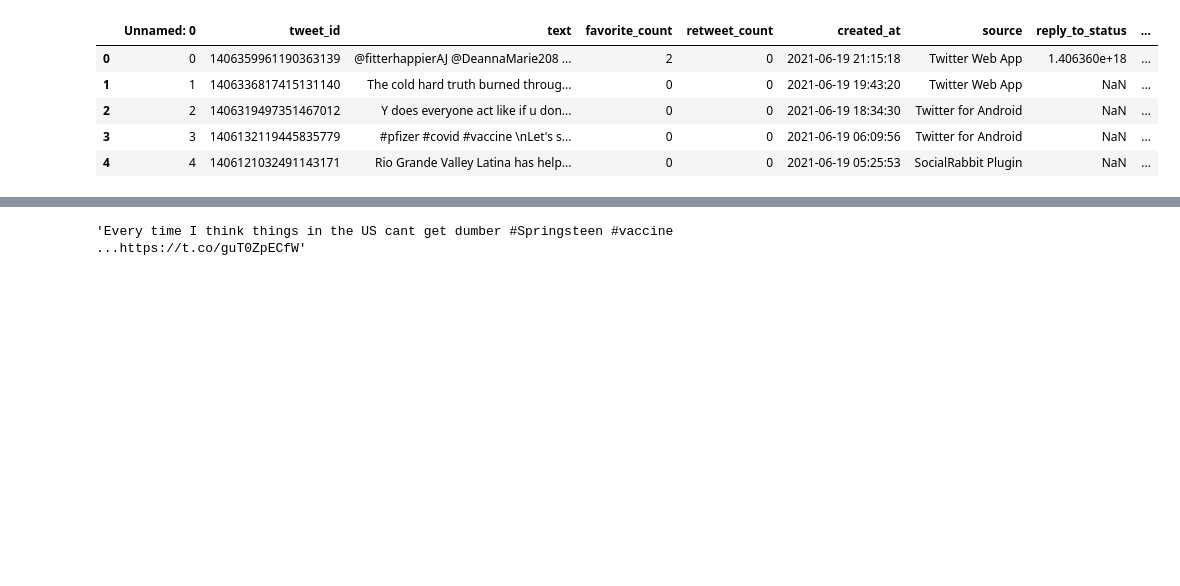
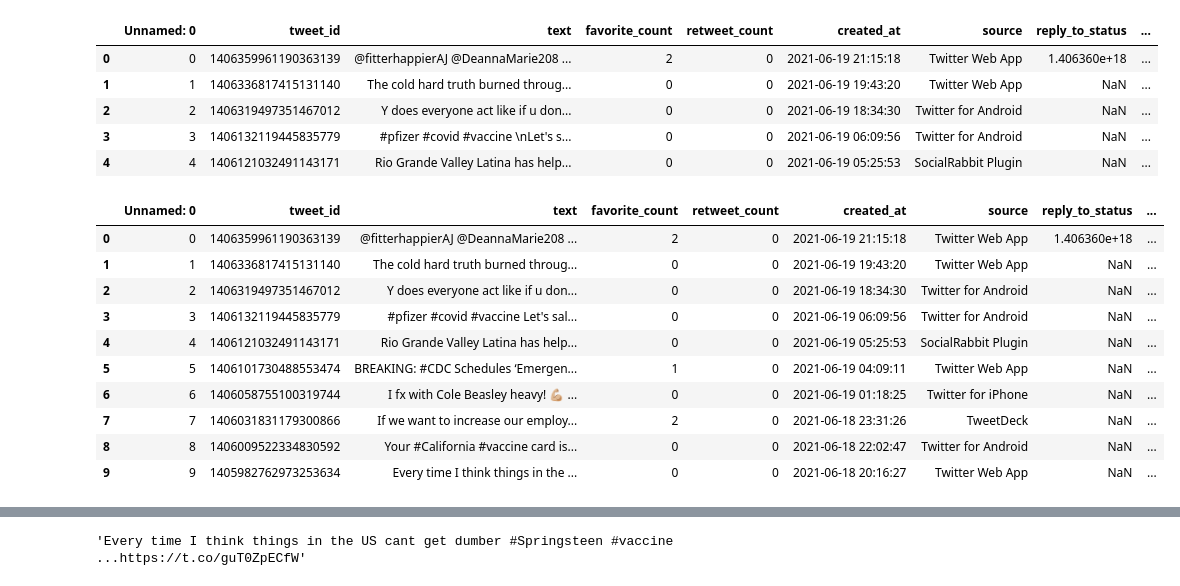
Before and after one commit to christisarv/2021-covid-vaccine-analysis, a Jupyter notebook: Sentiment_Scratch.ipynb, the cells around one changed output, grey strips where cells are left out. Cells and saved outputs as stored; diff of their text form; code cells hidden in the pictures; blank space fills up the shorter version.

```diff
--- a/Sentiment_Scratch.ipynb
+++ b/Sentiment_Scratch.ipynb
@@ -71,3 +96,17 @@ df.head()
+# %%
+df.head(10)
+# %% [output]
+|  | Unnamed: 0 | tweet_id | text | favorite_count | retweet_count | created_at | source | reply_to_status | ... |
+| 0 | 0 | 1406359961190363139 | @fitterhappierAJ @DeannaMarie208 ... | 2 | 0 | 2021-06-19 21:15:18 | Twitter Web App | 1.406360e+18 | ... |
+| 1 | 1 | 1406336817415131140 | The cold hard truth burned throug... | 0 | 0 | 2021-06-19 19:43:20 | Twitter Web App | NaN | ... |
+| 2 | 2 | 1406319497351467012 | Y does everyone act like if u don... | 0 | 0 | 2021-06-19 18:34:30 | Twitter for Android | NaN | ... |
+| 3 | 3 | 1406132119445835779 | #pfizer #covid #vaccine Let's sal... | 0 | 0 | 2021-06-19 06:09:56 | Twitter for Android | NaN | ... |
+| 4 | 4 | 1406121032491143171 | Rio Grande Valley Latina has help... | 0 | 0 | 2021-06-19 05:25:53 | SocialRabbit Plugin | NaN | ... |
+| 5 | 5 | 1406101730488553474 | BREAKING: #CDC Schedules ‘Emergen... | 1 | 0 | 2021-06-19 04:09:11 | Twitter Web App | NaN | ... |
+| 6 | 6 | 1406058755100319744 | I fx with Cole Beasley heavy! 💪🏼 ... | 0 | 0 | 2021-06-19 01:18:25 | Twitter for iPhone | NaN | ... |
+| 7 | 7 | 1406031831179300866 | If we want to increase our employ... | 2 | 0 | 2021-06-18 23:31:26 | TweetDeck | NaN | ... |
+| 8 | 8 | 1406009522334830592 | Your #California #vaccine card is... | 0 | 0 | 2021-06-18 22:02:47 | Twitter for Android | NaN | ... |
+| 9 | 9 | 1405982762973253634 | Every time I think things in the ... | 0 | 0 | 2021-06-18 20:16:27 | Twitter Web App | NaN | ... |
 # %%
 inequal_df = df.loc[df['vader_sentiment'] != df['tb_sentiment']]
 inequal_df.reset_index(inplace=True)
```
Also changed, not shown: parts of 21 cells of this notebook.
